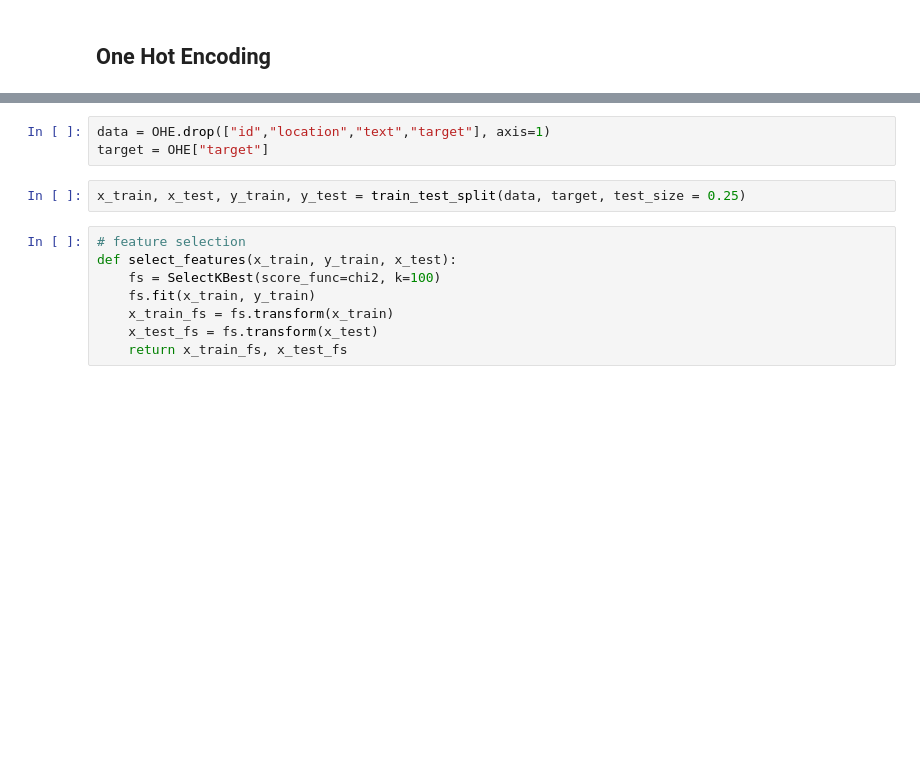
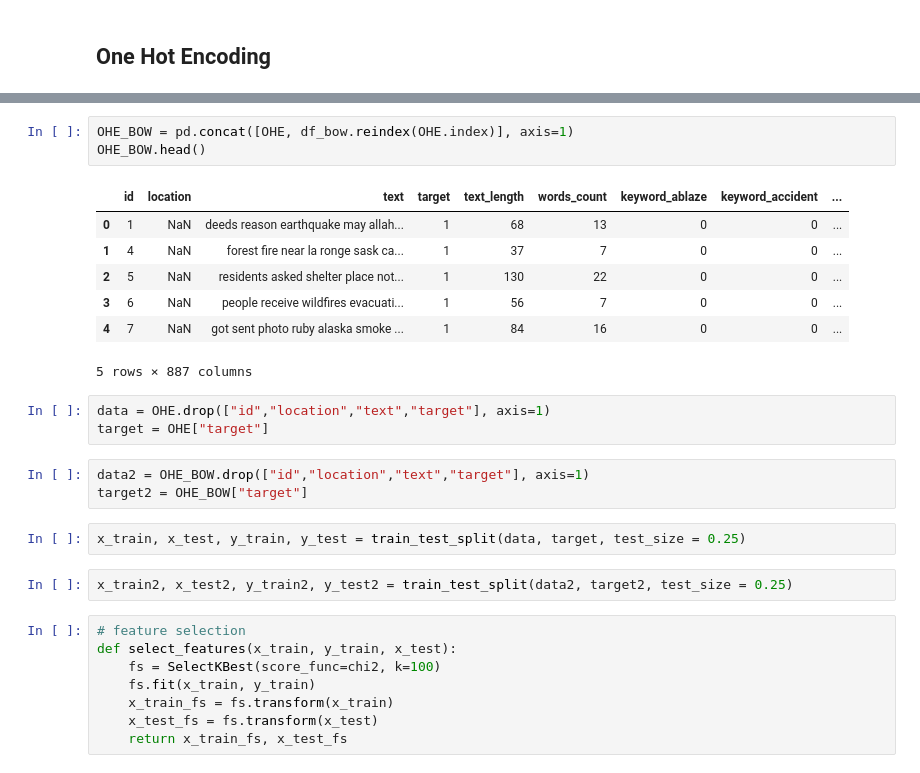
Before and after one commit to aleacevedo/Datos-TP-1C-2020, a Jupyter notebook: TP2/Martin/One Hot Encoding.ipynb, the cells around one changed output, grey strips where cells are left out. Saved outputs shown, nothing was run; the diff lists cells and outputs as text; blank space fills up the shorter version.

```diff
--- a/TP2/Martin/One Hot Encoding.ipynb
+++ b/TP2/Martin/One Hot Encoding.ipynb
@@ -82,8 +135,24 @@ OHE
+# %%
+OHE_BOW = pd.concat([OHE, df_bow.reindex(OHE.index)], axis=1)
+OHE_BOW.head()
+# %% [output]
+|  | id | location | text | target | text_length | words_count | keyword_ablaze | keyword_accident | ... |
+| 0 | 1 | NaN | deeds reason earthquake may allah... | 1 | 68 | 13 | 0 | 0 | ... |
+| 1 | 4 | NaN | forest fire near la ronge sask ca... | 1 | 37 | 7 | 0 | 0 | ... |
+| 2 | 5 | NaN | residents asked shelter place not... | 1 | 130 | 22 | 0 | 0 | ... |
+| 3 | 6 | NaN | people receive wildfires evacuati... | 1 | 56 | 7 | 0 | 0 | ... |
+| 4 | 7 | NaN | got sent photo ruby alaska smoke ... | 1 | 84 | 16 | 0 | 0 | ... |
+5 rows × 887 columns
 # %%
 data = OHE.drop(["id","location","text","target"], axis=1)
 target = OHE["target"]
+# %%
+data2 = OHE_BOW.drop(["id","location","text","target"], axis=1)
+target2 = OHE_BOW["target"]
 # %%
 x_train, x_test, y_train, y_test = train_test_split(data, target, test_size = 0.25)
+# %%
+x_train2, x_test2, y_train2, y_test2 = train_test_split(data2, target2, test_size = 0.25)
 # %%
 # feature selection
 def select_features(x_train, y_train, x_test):
```
Also changed, not shown: parts of 45 cells of this notebook, 2 other files.
